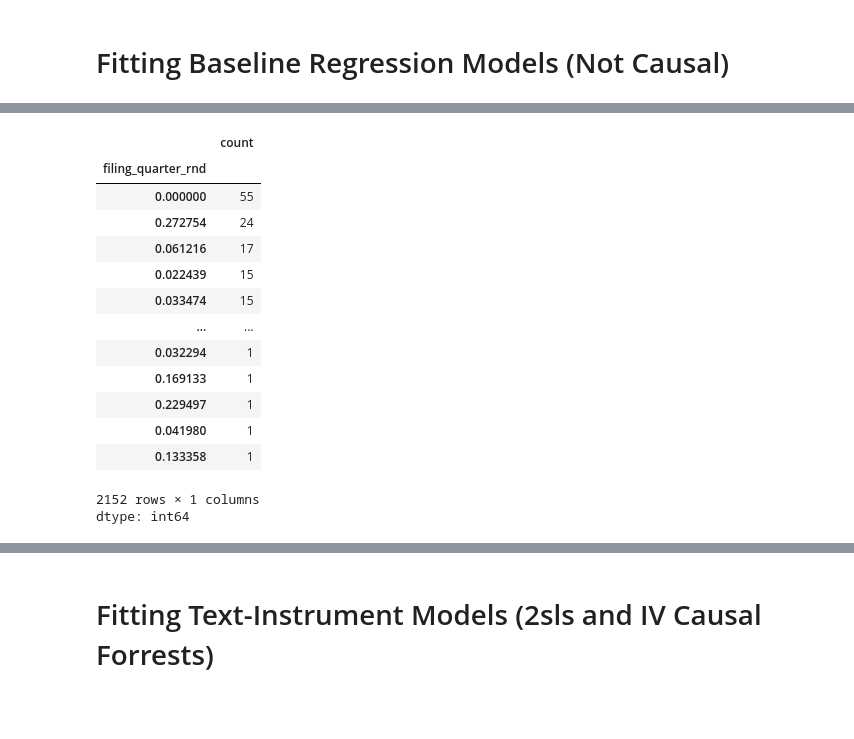
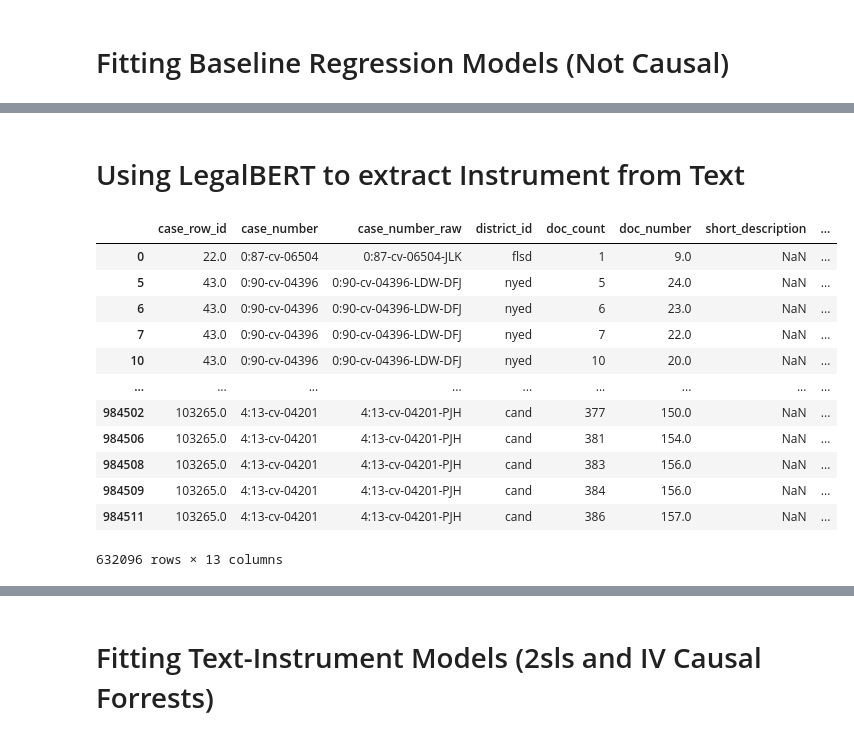
Before and after one commit to Sai0472003/PatentLitigation_Impact, a Jupyter notebook: Causal_Inference.ipynb, the cells around one changed output, grey strips where cells are left out. Cells and saved outputs as stored; diff of their text form; code cells hidden in the pictures; blank space fills up the shorter version.

```diff
--- a/Causal_Inference.ipynb
+++ b/Causal_Inference.ipynb
@@ -481,18 +441,5 @@ display(HTML(stargazer.render_html()))
-# %%
-temp['filing_quarter_rnd'].value_counts()
-# %% [output]
-|  | count |
-| filing_quarter_rnd |  |
-| 0.000000 | 55 |
-| 0.272754 | 24 |
-| 0.061216 | 17 |
-| 0.022439 | 15 |
-| 0.033474 | 15 |
-| ... | ... |
-| 0.032294 | 1 |
-| 0.169133 | 1 |
-| 0.229497 | 1 |
-| 0.041980 | 1 |
-| 0.133358 | 1 |
-2152 rows × 1 columns
-dtype: int64
+# %% [markdown]
+# Using LegalBERT to extract Instrument from Text
+# %%
+cases = list(set(rnd['case_number']).intersection(set(npm['case_number'])))
+matched_documents = pd.read_csv('/content/drive/My Drive/ECO225_Final_Project/DATA/matched_documents.csv')
@@ -498,0 +469,40 @@ dtype: int64
+# %%
+import re
+# Construct regex pattern for excluded words
+pattern = r'\b(' + '|'.join(re.escape(word) for word in excluded_words) + r')\b'
+
+# Filter matched_docs for rows that do NOT contain excluded words
+no_order_judgment = matched_documents[
+    ~matched_documents['cleaned_text'].str.contains(pattern, regex=True, case=False, na=False)
+]
+
+# Apply the same exclusion filter on no_order_judgment
+no_order_judgment = no_order_judgment[
+    ~no_order_judgment['long_description'].str.contains(pattern, regex=True, case=False, na=False)
+]
+
+# Remove "(Entered: MM/DD/YYYY)" pattern
+no_order_judgment['long_description'] = no_order_judgment['long_description'].str.replace(
+    r"\(Entered: \d{2}/\d{2}/\d{4}\)", "", regex=True
+)
+
+# Remove standalone dates (MM/DD/YYYY)
+no_order_judgment['long_description'] = no_order_judgment['long_description'].str.replace(
+    r"\b\d{2}/\d{2}/\d{4}\b", "", regex=True
+)
+# %%
+no_order_judgment
+# %% [output]
+|  | case_row_id | case_number | case_number_raw | district_id | doc_count | doc_number | short_description | ... |
+| 0 | 22.0 | 0:87-cv-06504 | 0:87-cv-06504-JLK | flsd | 1 | 9.0 | NaN | ... |
+| 5 | 43.0 | 0:90-cv-04396 | 0:90-cv-04396-LDW-DFJ | nyed | 5 | 24.0 | NaN | ... |
+| 6 | 43.0 | 0:90-cv-04396 | 0:90-cv-04396-LDW-DFJ | nyed | 6 | 23.0 | NaN | ... |
+| 7 | 43.0 | 0:90-cv-04396 | 0:90-cv-04396-LDW-DFJ | nyed | 7 | 22.0 | NaN | ... |
+| 10 | 43.0 | 0:90-cv-04396 | 0:90-cv-04396-LDW-DFJ | nyed | 10 | 20.0 | NaN | ... |
+| ... | ... | ... | ... | ... | ... | ... | ... | ... |
+| 984502 | 103265.0 | 4:13-cv-04201 | 4:13-cv-04201-PJH | cand | 377 | 150.0 | NaN | ... |
+| 984506 | 103265.0 | 4:13-cv-04201 | 4:13-cv-04201-PJH | cand | 381 | 154.0 | NaN | ... |
+| 984508 | 103265.0 | 4:13-cv-04201 | 4:13-cv-04201-PJH | cand | 383 | 156.0 | NaN | ... |
+| 984509 | 103265.0 | 4:13-cv-04201 | 4:13-cv-04201-PJH | cand | 384 | 156.0 | NaN | ... |
+| 984511 | 103265.0 | 4:13-cv-04201 | 4:13-cv-04201-PJH | cand | 386 | 157.0 | NaN | ... |
+632096 rows × 13 columns
```
Also changed, not shown: parts of 23 cells of this notebook.
